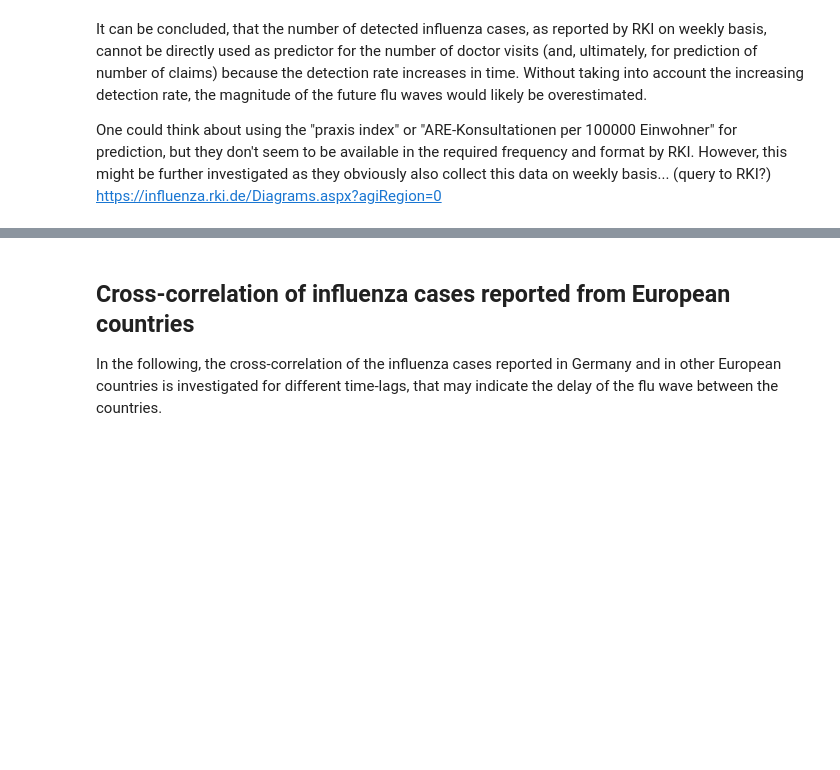
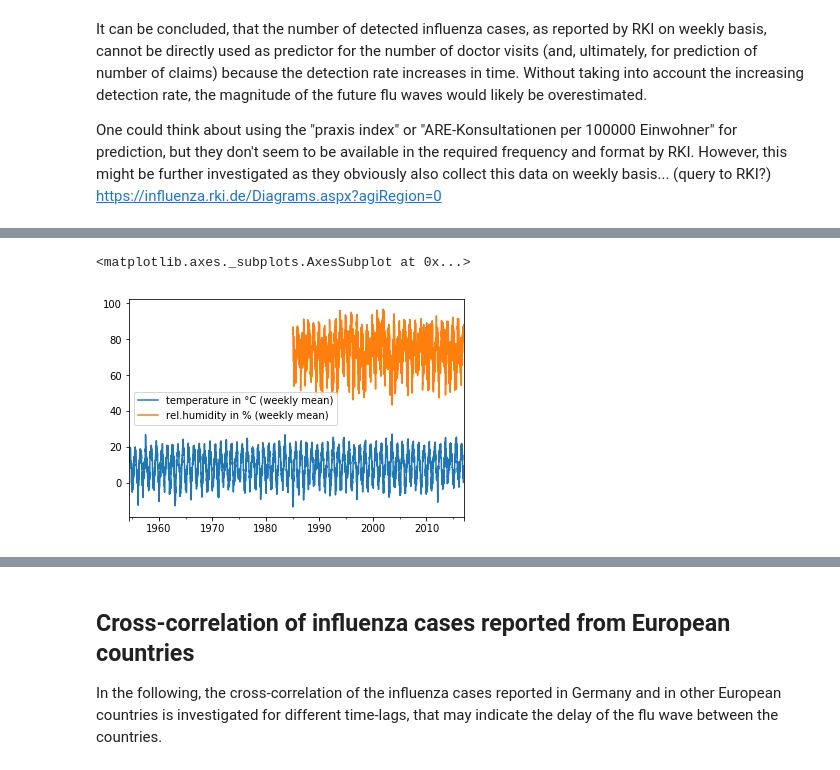
Before and after one commit to kilian-zwirglmaier/Capstone-FluWavePrediction, a Jupyter notebook: DataAnalysis.ipynb, the cells around one changed output, grey strips where cells are left out. Drawn from its saved outputs; the diff is of its cells as text; code cells hidden in the pictures; blank space fills up the shorter version.

```diff
--- a/DataAnalysis.ipynb
+++ b/DataAnalysis.ipynb
@@ -281,0 +314,11 @@ df_weather.tail()
+# %%
+end_of_week=pd.date_range(start=pd.datetime(1954,6,6), end=pd.datetime(2017,1,1), freq='7D').tolist()
+df_weather=pd.DataFrame(index=end_of_week)
+
+df_weather['temperature in °C (weekly mean)']=df_weather_row.loc[:, ' TMK'].resample('W').mean()
+df_weather['rel.humidity in % (weekly mean)']=df_weather_row.loc[:, ' UPM'].resample('W').mean()
+
+df_weather.plot()
+# %% [output]
+<matplotlib.axes._subplots.AxesSubplot at 0x...>
+[figure, added]
```
Also changed, not shown: parts of 13 cells of this notebook.
